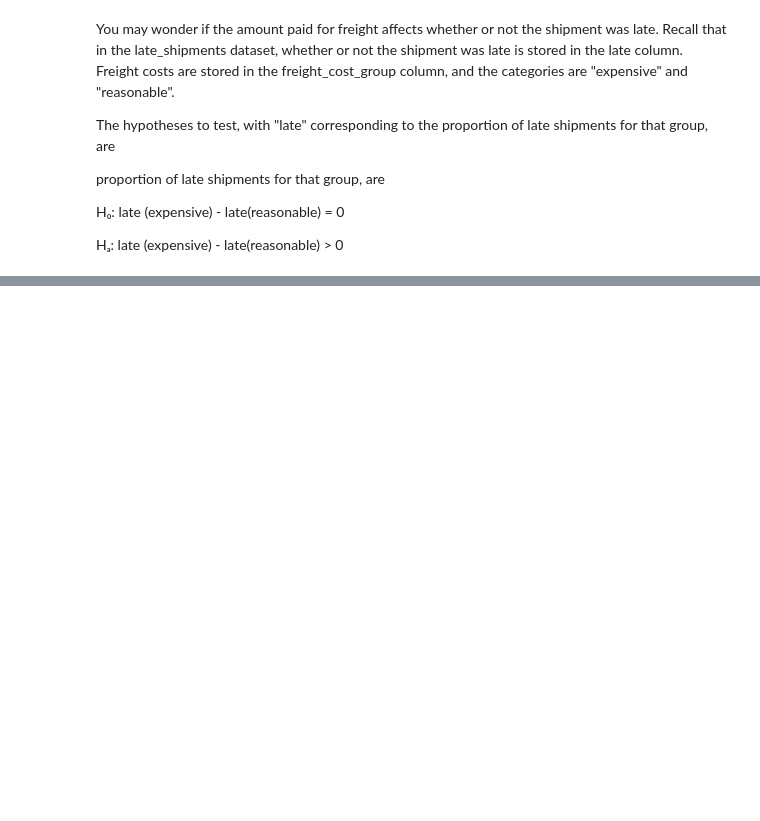
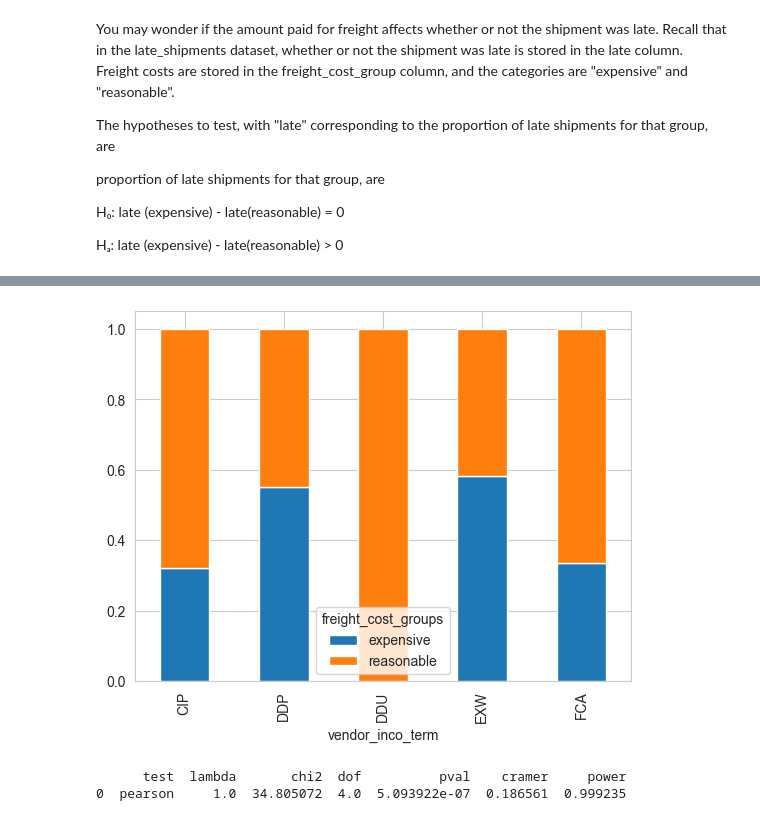
Before and after one commit to Emigbanam/PythonData-Science-Practice-Repository, a Jupyter notebook: Hypothesis Testing II.ipynb, the cells around one changed output, grey strips where cells are left out. Drawn from its saved outputs; the diff is of its cells as text; code cells hidden in the pictures; blank space fills up the shorter version.

```diff
--- a/Hypothesis Testing II.ipynb
+++ b/Hypothesis Testing II.ipynb
@@ -207,0 +249,5 @@ Hₐ: late (expensive) - late(reasonable) > 0
+# %%
+#1. Calculate the proportion of freight_cost_group in late_shipments grouped by vendor_inco_term.
+
+freight_prop = late.groupby('vendor_inco_term')['freight_cost_groups'].value_counts(normalize = True)
+print(freight_prop)
@@ -207,0 +266,5 @@ Hₐ: late (expensive) - late(reasonable) > 0
+# %%
+#2. Unstack the .value_counts() result to be in wide format instead of long.
+
+freight_prop_wide = freight_prop.unstack()
+print(freight_prop_wide)
@@ -207,0 +279,15 @@ Hₐ: late (expensive) - late(reasonable) > 0
+# %%
+#3. Create a proportional stacked bar plot with bars filled based on freight_cost_group across the levels of vendor_inco_term
+
+freight_prop_wide.plot(kind='bar', stacked=True)
+plt.show()
+# %% [output]
+[figure, added]
+# %%
+#4. Perform a chi-square test of independence on freight_cost_group and vendor_inco_term in the late_shipments dataset
+
+expected, observed, stats = pingouin.chi2_independence(data=late, x='vendor_inco_term', y='freight_cost_groups')
+print(stats[stats['test']=='pearson'])
+# %% [output]
+      test  lambda       chi2  dof          pval    cramer     power
+0  pearson     1.0  34.805072  4.0  5.093922e-07  0.186561  0.999235
```
Also changed, not shown: parts of 8 cells of this notebook.
